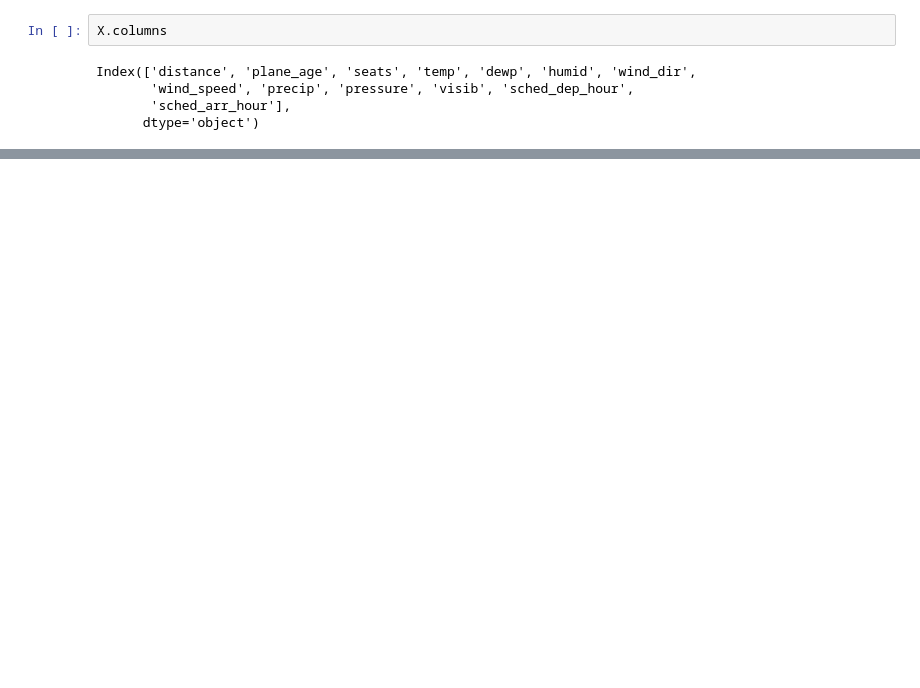
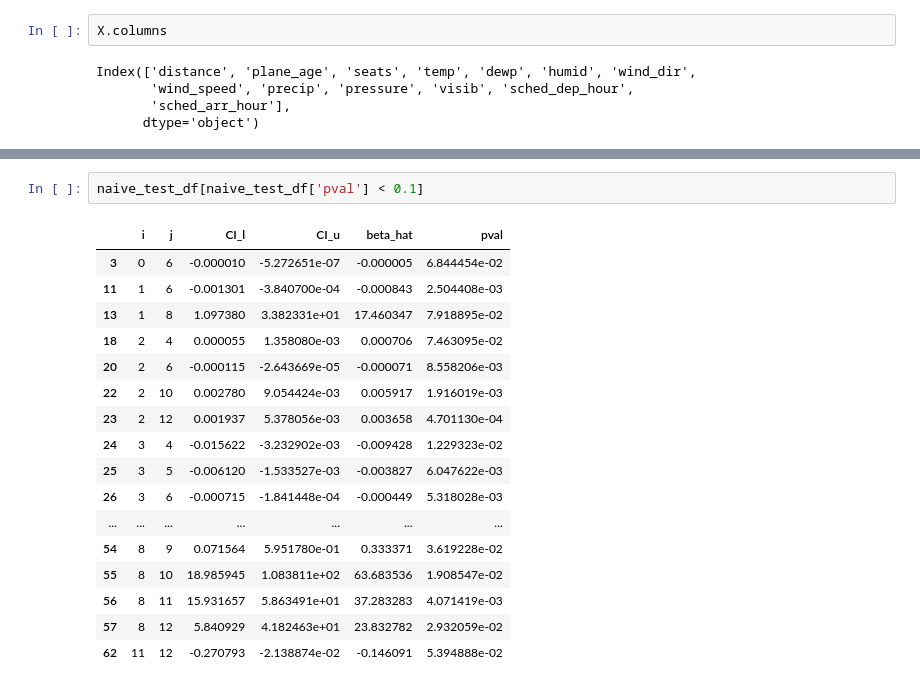
Before and after one commit to yiling-h/SI-Interaction, a Jupyter notebook: selectinf/flights/flights_example.ipynb, the cells around one changed output, grey strips where cells are left out. Cells and saved outputs as stored; diff of their text form; blank space fills up the shorter version.

```diff
--- a/selectinf/flights/flights_example.ipynb
+++ b/selectinf/flights/flights_example.ipynb
@@ -787,0 +1085,20 @@ sorted(main_effects_freq_MLE.items(), key=lambda kv: kv[1], reverse=True)
+# %%
+naive_test_df[naive_test_df['pval'] < 0.1]
+# %% [output]
+|  | i | j | CI_l | CI_u | beta_hat | pval |
+| 3 | 0 | 6 | -0.000010 | -5.272651e-07 | -0.000005 | 6.844454e-02 |
+| 11 | 1 | 6 | -0.001301 | -3.840700e-04 | -0.000843 | 2.504408e-03 |
+| 13 | 1 | 8 | 1.097380 | 3.382331e+01 | 17.460347 | 7.918895e-02 |
+| 18 | 2 | 4 | 0.000055 | 1.358080e-03 | 0.000706 | 7.463095e-02 |
+| 20 | 2 | 6 | -0.000115 | -2.643669e-05 | -0.000071 | 8.558206e-03 |
+| 22 | 2 | 10 | 0.002780 | 9.054424e-03 | 0.005917 | 1.916019e-03 |
+| 23 | 2 | 12 | 0.001937 | 5.378056e-03 | 0.003658 | 4.701130e-04 |
+| 24 | 3 | 4 | -0.015622 | -3.232902e-03 | -0.009428 | 1.229323e-02 |
+| 25 | 3 | 5 | -0.006120 | -1.533527e-03 | -0.003827 | 6.047622e-03 |
+| 26 | 3 | 6 | -0.000715 | -1.841448e-04 | -0.000449 | 5.318028e-03 |
+| ... | ... | ... | ... | ... | ... | ... |
+| 54 | 8 | 9 | 0.071564 | 5.951780e-01 | 0.333371 | 3.619228e-02 |
+| 55 | 8 | 10 | 18.985945 | 1.083811e+02 | 63.683536 | 1.908547e-02 |
+| 56 | 8 | 11 | 15.931657 | 5.863491e+01 | 37.283283 | 4.071419e-03 |
+| 57 | 8 | 12 | 5.840929 | 4.182463e+01 | 23.832782 | 2.932059e-02 |
+| 62 | 11 | 12 | -0.270793 | -2.138874e-02 | -0.146091 | 5.394888e-02 |
```
Also changed, not shown: parts of 89 cells of this notebook, 2 other files.
